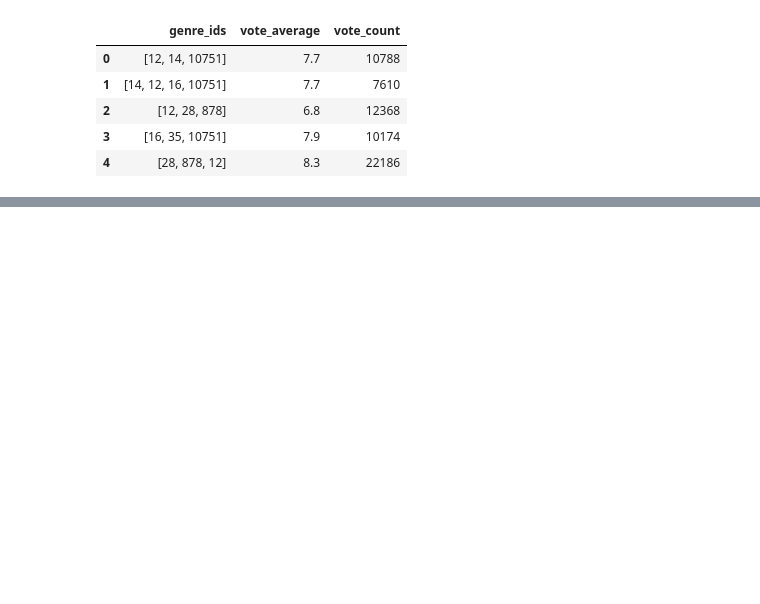
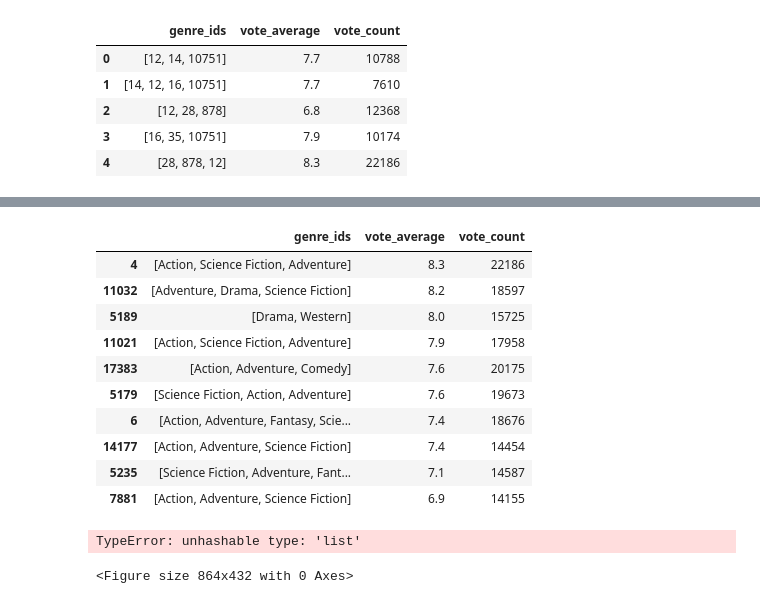
Before and after one commit to Wolfie3D/dsc-phase-1-project, a Jupyter notebook: student.ipynb, the cells around one changed output, grey strips where cells are left out. Saved outputs shown, nothing was run; the diff lists cells and outputs as text; code cells hidden in the pictures; blank space fills up the shorter version.

```diff
--- a/student.ipynb
+++ b/student.ipynb
@@ -57,3 +108,9 @@ movies_details.head()
 | 2 | [12, 28, 878] | 6.8 | 12368 |
 | 3 | [16, 35, 10751] | 7.9 | 10174 |
 | 4 | [28, 878, 12] | 8.3 | 22186 |
+# %%
+# Sort the DataFrame by the 'vote_average' column in descending order and get the top 10 elements
+tmdbSoetedData = movies_details.sort_values(by=['vote_count', 'vote_average'], ascending=False).head(10)
+
+# Display the top 10 movies
+print(tmdbSoetedData)
@@ -59,0 +129,25 @@ movies_details.head()
+# %%
+tmdbGenre = {28: 'Action',
+ 12: 'Adventure',
+ 16: 'Animation',
+ 35: 'Comedy',
+ 80: 'Crime',
+ 99: 'Documentary',
+ 18: 'Drama',
+ 10751: 'Family',
+ 14: 'Fantasy',
+ 36: 'History',
+ 27: 'Horror',
+ 10402: 'Music',
+ 9648: 'Mystery',
+ 10749: 'Romance',
+ 878: 'Science Fiction',
+ 10770: 'TV Movie',
+ 53: 'Thriller',
+ 10752: 'War',
+ 37: 'Western'}
+# %%
+
+tmdbSoetedData['genre_ids'] = tmdbSoetedData['genre_ids'].apply(lambda x: [tmdbGenre[i] for i in eval(x)])
+
+print(tmdbSoetedData)
@@ -60,3 +166,34 @@ movies_details.head()
+# %%
+# Sort the DataFrame by 'vote_average' in descending order and then by 'genre_ids' in ascending order
+tmdbSoetedData = tmdbSoetedData.sort_values(by='vote_average', ascending=False)
+tmdbSoetedData
+# %% [output]
+|  | genre_ids | vote_average | vote_count |
+| 4 | [Action, Science Fiction, Adventure] | 8.3 | 22186 |
+| 11032 | [Adventure, Drama, Science Fiction] | 8.2 | 18597 |
+| 5189 | [Drama, Western] | 8.0 | 15725 |
+| 11021 | [Action, Science Fiction, Adventure] | 7.9 | 17958 |
+| 17383 | [Action, Adventure, Comedy] | 7.6 | 20175 |
+| 5179 | [Science Fiction, Action, Adventure] | 7.6 | 19673 |
+| 6 | [Action, Adventure, Fantasy, Scie... | 7.4 | 18676 |
+| 14177 | [Action, Adventure, Science Fiction] | 7.4 | 14454 |
+| 5235 | [Science Fiction, Adventure, Fant... | 7.1 | 14587 |
+| 7881 | [Action, Adventure, Science Fiction] | 6.9 | 14155 |
+# %%
+# Create a barplot
+plt.figure(figsize=(12, 6))
+sns.barplot( x='genre_ids', y='vote_average', data=tmdbSoetedData, palette='skyblue')
+plt.xlabel('Average Vote')
+plt.ylabel('Genre')
+plt.title('Average Vote by Genre')
+plt.xticks(rotation=90)
+plt.tight_layout()
+
+# Show the plot
+plt.show()
+# %% [output]
+TypeError: unhashable type: 'list'
+<Figure size 864x432 with 0 Axes>
 # %%
 movies_budgets = pd.read_csv('zippedData\\tn.movie_budgets.csv.gz', compression='gzip', encoding='latin1')
 movies_budgets.head()
```
Also changed, not shown: parts of 18 cells of this notebook.
